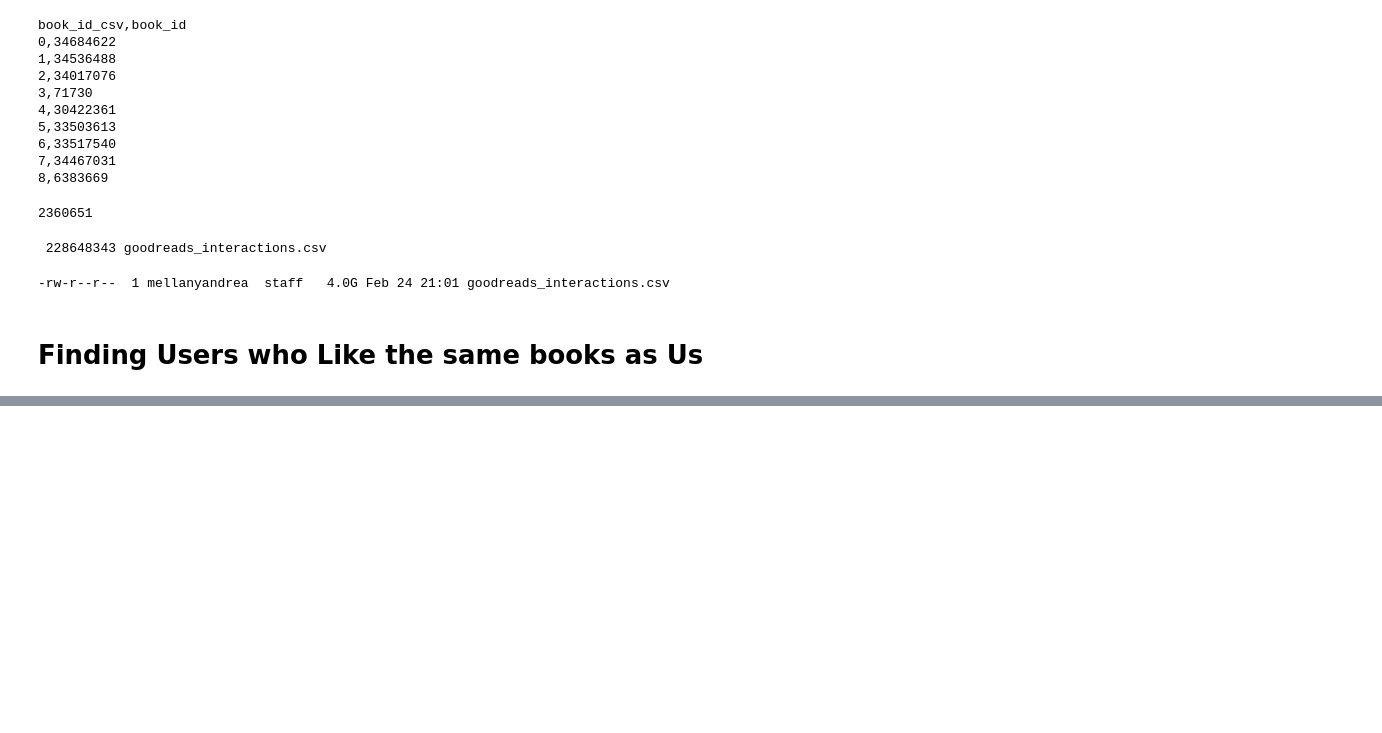
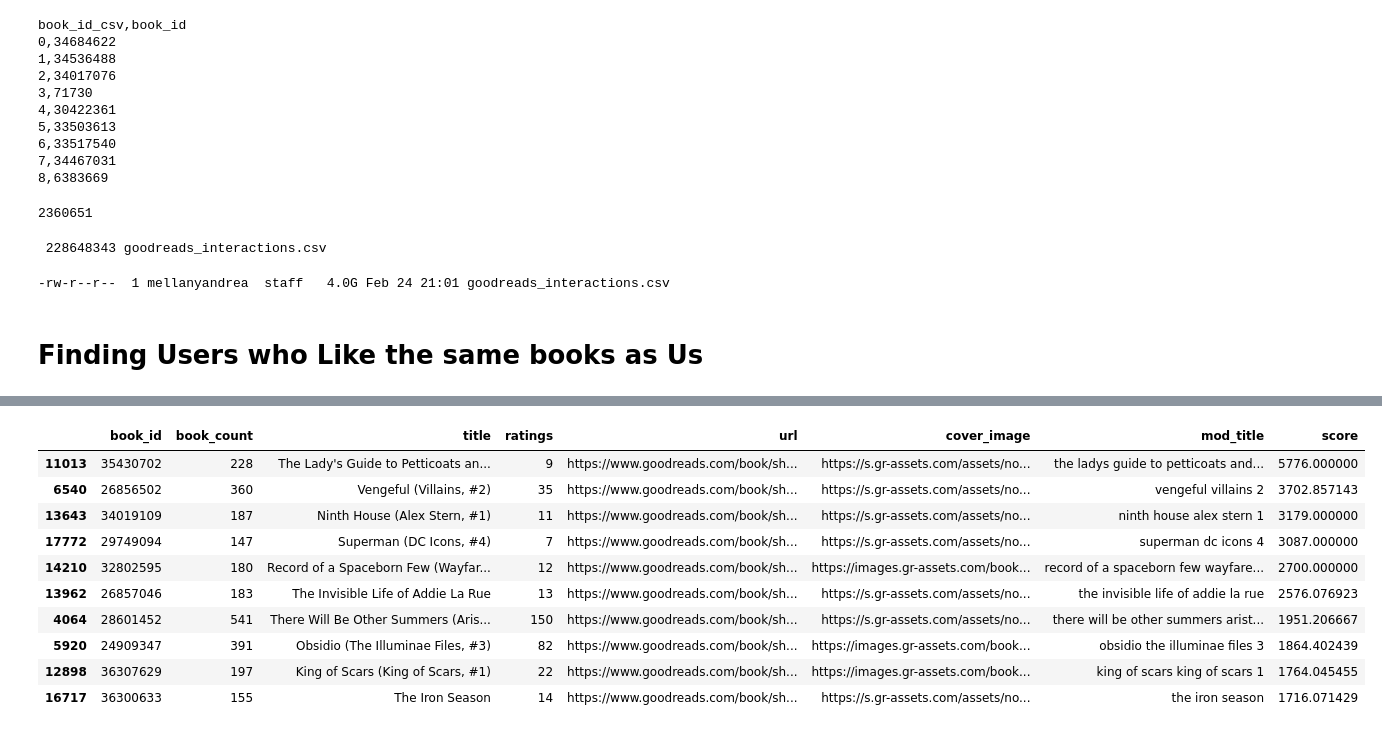
Before and after one commit to mellanyquiroz/Book-Recommendation-System, a Jupyter notebook: recommendations.ipynb, the cells around one changed output, grey strips where cells are left out. Cells and saved outputs as stored; diff of their text form; code cells hidden in the pictures; blank space fills up the shorter version.

```diff
--- a/recommendations.ipynb
+++ b/recommendations.ipynb
@@ -71,0 +182,3 @@ with open("goodreads_interactions.csv", 'r') as f:
+# %%
+# Converting from series to dataframe
+all_recs = all_recs.to_frame().reset_index()
@@ -71,0 +201,3 @@ with open("goodreads_interactions.csv", 'r') as f:
+# %%
+# Number of times this book appeared in our recs
+all_recs.columns = ["book_id", "book_count"]
@@ -71,0 +229,3 @@ with open("goodreads_interactions.csv", 'r') as f:
+# %%
+# Inner merge = if the data doesn't exist in both, get rid of them both. Merging on the book_id. SIMILAR TO A SQL JOIN!
+all_recs = all_recs.merge(books_titles, how="inner", on="book_id")
@@ -71,0 +248,19 @@ with open("goodreads_interactions.csv", 'r') as f:
+# %%
+# It'll be the book count, of all the users that liked books we liked, how many also liked this book.
+# We will penalize it based on how popular the book was in the general set. So looking for books that are popular among
+# USERS with similar taste, not the generic popular list.
+all_recs["score"] = all_recs["book_count"] * (all_recs["book_count"] / all_recs["ratings"])
+# %%
+all_recs.sort_values("score", ascending=False).head(10)
+# %% [output]
+|  | book_id | book_count | title | ratings | url | cover_image | mod_title | score |
+| 11013 | 35430702 | 228 | The Lady's Guide to Petticoats an... | 9 | https://www.goodreads.com/book/sh... | https://s.gr-assets.com/assets/no... | the ladys guide to petticoats and... | 5776.000000 |
+| 6540 | 26856502 | 360 | Vengeful (Villains, #2) | 35 | https://www.goodreads.com/book/sh... | https://s.gr-assets.com/assets/no... | vengeful villains 2 | 3702.857143 |
+| 13643 | 34019109 | 187 | Ninth House (Alex Stern, #1) | 11 | https://www.goodreads.com/book/sh... | https://s.gr-assets.com/assets/no... | ninth house alex stern 1 | 3179.000000 |
+| 17772 | 29749094 | 147 | Superman (DC Icons, #4) | 7 | https://www.goodreads.com/book/sh... | https://s.gr-assets.com/assets/no... | superman dc icons 4 | 3087.000000 |
+| 14210 | 32802595 | 180 | Record of a Spaceborn Few (Wayfar... | 12 | https://www.goodreads.com/book/sh... | https://images.gr-assets.com/book... | record of a spaceborn few wayfare... | 2700.000000 |
+| 13962 | 26857046 | 183 | The Invisible Life of Addie La Rue | 13 | https://www.goodreads.com/book/sh... | https://s.gr-assets.com/assets/no... | the invisible life of addie la rue | 2576.076923 |
+| 4064 | 28601452 | 541 | There Will Be Other Summers (Aris... | 150 | https://www.goodreads.com/book/sh... | https://s.gr-assets.com/assets/no... | there will be other summers arist... | 1951.206667 |
+| 5920 | 24909347 | 391 | Obsidio (The Illuminae Files, #3) | 82 | https://www.goodreads.com/book/sh... | https://images.gr-assets.com/book... | obsidio the illuminae files 3 | 1864.402439 |
+| 12898 | 36307629 | 197 | King of Scars (King of Scars, #1) | 22 | https://www.goodreads.com/book/sh... | https://images.gr-assets.com/book... | king of scars king of scars 1 | 1764.045455 |
+| 16717 | 36300633 | 155 | The Iron Season | 14 | https://www.goodreads.com/book/sh... | https://s.gr-assets.com/assets/no... | the iron season | 1716.071429 |
```
Also changed, not shown: parts of 24 cells of this notebook, 2 other files.
